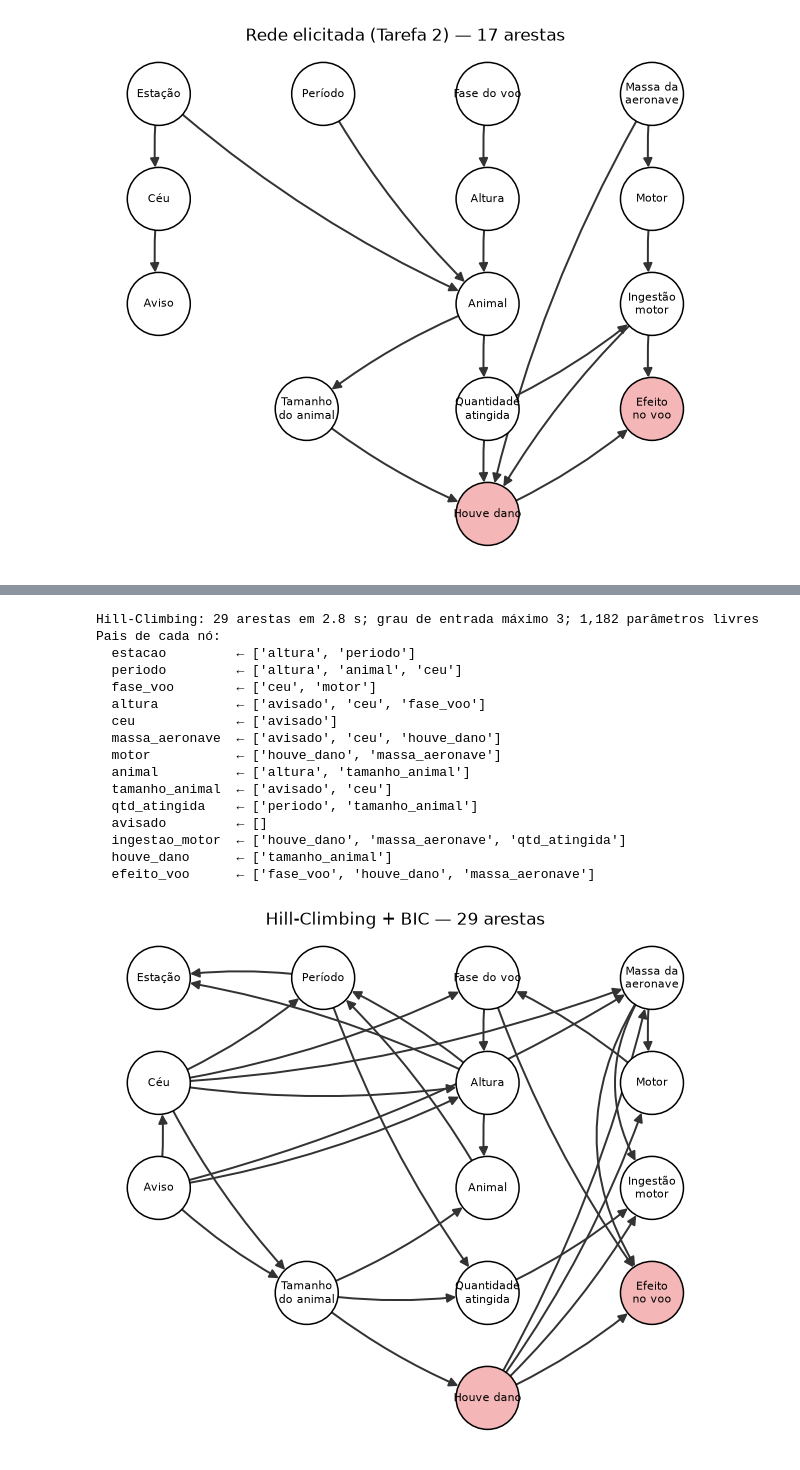
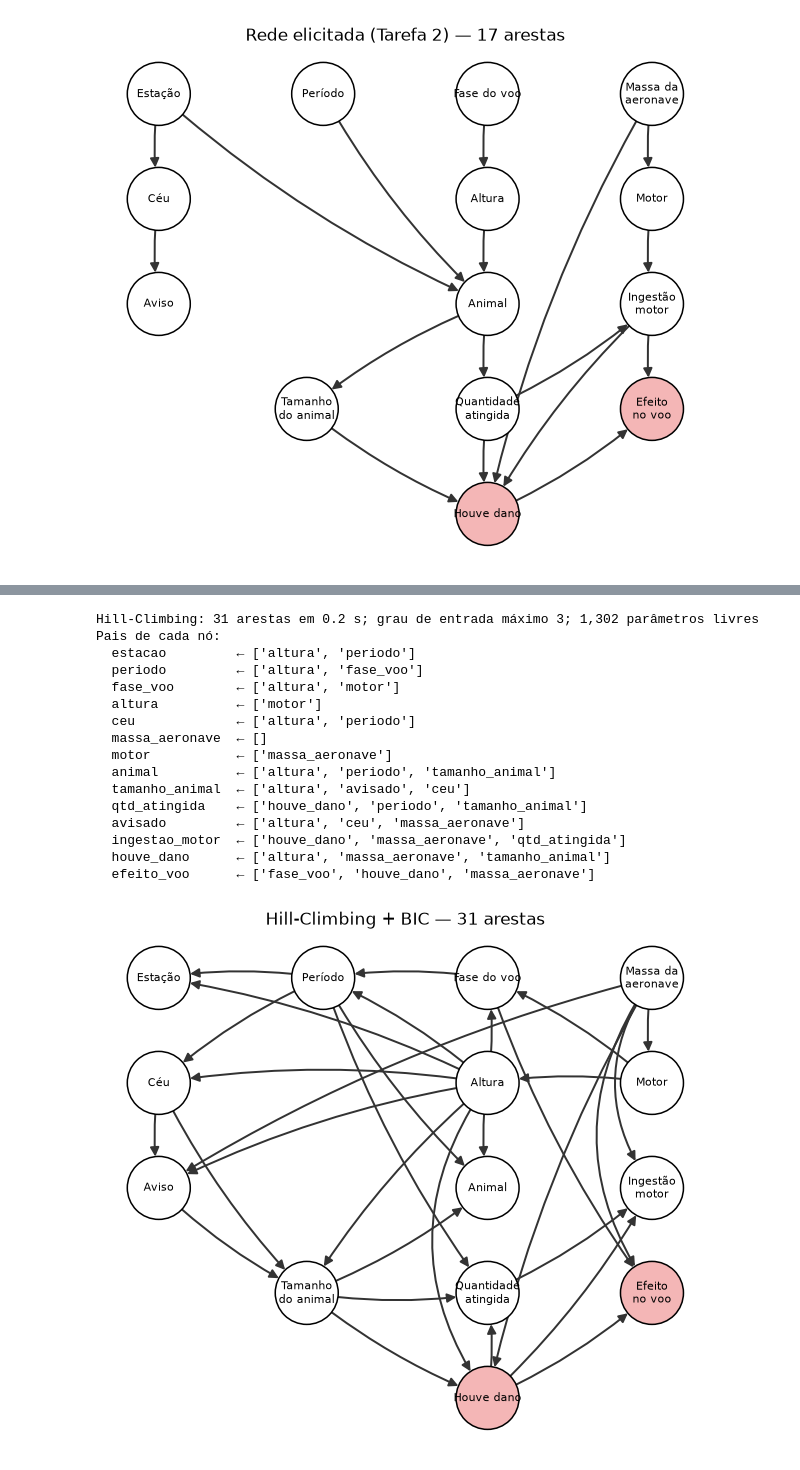
Before and after one commit to BrunoL28/tp3-redes-bayesianas, a Jupyter notebook: notebook/tp3_redes_bayesianas.ipynb, the cells around one changed output, grey strips where cells are left out. Cells and saved outputs as stored; diff of their text form; code cells hidden in the pictures.

```diff
--- a/notebook/tp3_redes_bayesianas.ipynb
+++ b/notebook/tp3_redes_bayesianas.ipynb
@@ -430,7 +439,7 @@ STATE_NAMES = {
     "motor": ["pistao", "turboelice", "jato", "helicoptero", "desconhecido"],
     "animal": ["ave", "morcego", "terrestre"],
     "tamanho_animal": ["pequeno", "medio", "grande", "desconhecido"],
-    "qtd_atingida": ["um", "2_a_10", "mais_de_10", "desconhecido"],
+    "qtd_atingida": ["um", "dois_ou_mais"],
     "avisado": ["sim", "nao", "desconhecido"],
     "ingestao_motor": ["nao", "sim"],
     "houve_dano": ["nao", "sim"],
@@ -448,16 +457,26 @@ def carregar_base(caminho):
     df = df.apply(lambda s: s.str.strip())
     assert set(NOS) <= set(df.columns), set(NOS) - set(df.columns)
     assert df[NOS].notna().all().all(), "há valores faltantes não codificados"
+    return df
+
+def preparar(df):
+    # O script deixa 4 estados em qtd_atingida. Juntamos "2 a 10" com "mais de 10" (só 347 colisões têm mais de 10)
+    # e tiramos as poucas linhas sem quantidade, que deixariam linhas instáveis nas tabelas de probabilidade.
+    assert set(df["qtd_atingida"]) <= {"um", "2_a_10", "mais_de_10", "desconhecido"}
+    df = df[df["qtd_atingida"] != "desconhecido"].copy()
+    df["qtd_atingida"] = df["qtd_atingida"].replace({"2_a_10": "dois_ou_mais", "mais_de_10": "dois_ou_mais"})
     for c in NOS:
         extras = set(df[c]) - set(STATE_NAMES[c])
         assert not extras, f"{c}: estados inesperados {extras}"
         df[c] = pd.Categorical(df[c], categories=STATE_NAMES[c])
     return df
 
-df = carregar_base("dados/processados/strikes_rede.csv")
+df_script = carregar_base("dados/processados/strikes_rede.csv")
+df = preparar(df_script)
 dados = df[NOS]
+print(f"{len(df_script):,} colisões saíram do script; {len(df_script) - len(df)} sem quantidade atingida foram removidas")
 print(f"{len(df):,} colisões × {len(NOS)} nós")
-if len(df) != 72_877:
+if len(df_script) != 72_877:
     print("Aviso: a FAA atualizou a base desde 2026-11-14 (72.877 colisões); os números abaixo podem diferir do relatório.")
 print(pd.crosstab(df["houve_dano"], df["nivel_dano"]))
 # %% [output]
@@ -683,43 +719,51 @@ número $k_G$ de parâmetros livres. Usamos o Hill-Climbing puro (`tabu_length=0
 # %%
 from pgmpy.causal_discovery import HillClimbSearch
 from pgmpy.metrics import StructureScore
 
 bic = StructureScore(scoring_method="bic-d")
 
+class HillClimbing(HillClimbSearch):
+    # O pgmpy guarda as operações candidatas num set, cuja ordem muda a cada execução do Python (o hash de strings é
+    # aleatório). Quando duas operações empatam no BIC, o que acontece sempre que inverter uma aresta dá um grafo
+    # equivalente, o max() fica com a primeira e a rede final pode mudar de uma execução para outra. Ordenar as
+    # operações deixa o desempate fixo; o algoritmo continua o mesmo.
+    def _legal_operations_dag(self, *args, **kwargs):
+        return iter(sorted(super()._legal_operations_dag(*args, **kwargs), key=lambda op: op[0]))
+
 def n_parametros(g):
     card = {c: len(STATE_NAMES[c]) for c in NOS}
     return sum((card[x] - 1) * int(np.prod([card[p] for p in g.predecessors(x)])) for x in g.nodes())
 
 t0 = time.time()
-hc = HillClimbSearch(scoring_method="bic-d", return_type="dag", tabu_length=0, show_progress=False).fit(dados)
+hc = HillClimbing(scoring_method="bic-d", return_type="dag", tabu_length=0, show_progress=False).fit(dados)
 dag_hc = hc.causal_graph_
 dag_hc.add_nodes_from(NOS)
 assert nx.is_directed_acyclic_graph(dag_hc)
 print(f"Hill-Climbing: {len(dag_hc.edges())} arestas em {time.time() - t0:.1f} s; "
       f"grau de entrada máximo {max(d for _, d in dag_hc.in_degree())}; {n_parametros(dag_hc):,} parâmetros livres")
 print("Pais de cada nó:")
 for n in NOS:
     print(f"  {n:15s} ← {sorted(dag_hc.predecessors(n))}")
 
 fig, ax = plt.subplots(figsize=(7, 6))
 desenhar(dag_hc, ax, f"Hill-Climbing + BIC — {len(dag_hc.edges())} arestas")
 salvar_fig(fig, "fig_rede_hc")
 plt.show()
 # %% [output]
-Hill-Climbing: 29 arestas em 2.8 s; grau de entrada máximo 3; 1,182 parâmetros livres
+Hill-Climbing: 31 arestas em 0.2 s; grau de entrada máximo 3; 1,302 parâmetros livres
 Pais de cada nó:
   estacao         ← ['altura', 'periodo']
-  periodo         ← ['altura', 'animal', 'ceu']
-  fase_voo        ← ['ceu', 'motor']
-  altura          ← ['avisado', 'ceu', 'fase_voo']
-  ceu             ← ['avisado']
-  massa_aeronave  ← ['avisado', 'ceu', 'houve_dano']
-  motor           ← ['houve_dano', 'massa_aeronave']
-  animal          ← ['altura', 'tamanho_animal']
-  tamanho_animal  ← ['avisado', 'ceu']
-  qtd_atingida    ← ['periodo', 'tamanho_animal']
-  avisado         ← []
+  periodo         ← ['altura', 'fase_voo']
+  fase_voo        ← ['altura', 'motor']
+  altura          ← ['motor']
+  ceu             ← ['altura', 'periodo']
+  massa_aeronave  ← []
+  motor           ← ['massa_aeronave']
+  animal          ← ['altura', 'periodo', 'tamanho_animal']
+  tamanho_animal  ← ['altura', 'avisado', 'ceu']
+  qtd_atingida    ← ['houve_dano', 'periodo', 'tamanho_animal']
+  avisado         ← ['altura', 'ceu', 'massa_aeronave']
   ingestao_motor  ← ['houve_dano', 'massa_aeronave', 'qtd_atingida']
-  houve_dano      ← ['tamanho_animal']
+  houve_dano      ← ['altura', 'massa_aeronave', 'tamanho_animal']
   efeito_voo      ← ['fase_voo', 'houve_dano', 'massa_aeronave']
-[figure, old version]
+[figure, new version]
```
Also changed, not shown: parts of 52 cells of this notebook, 46 other files.
